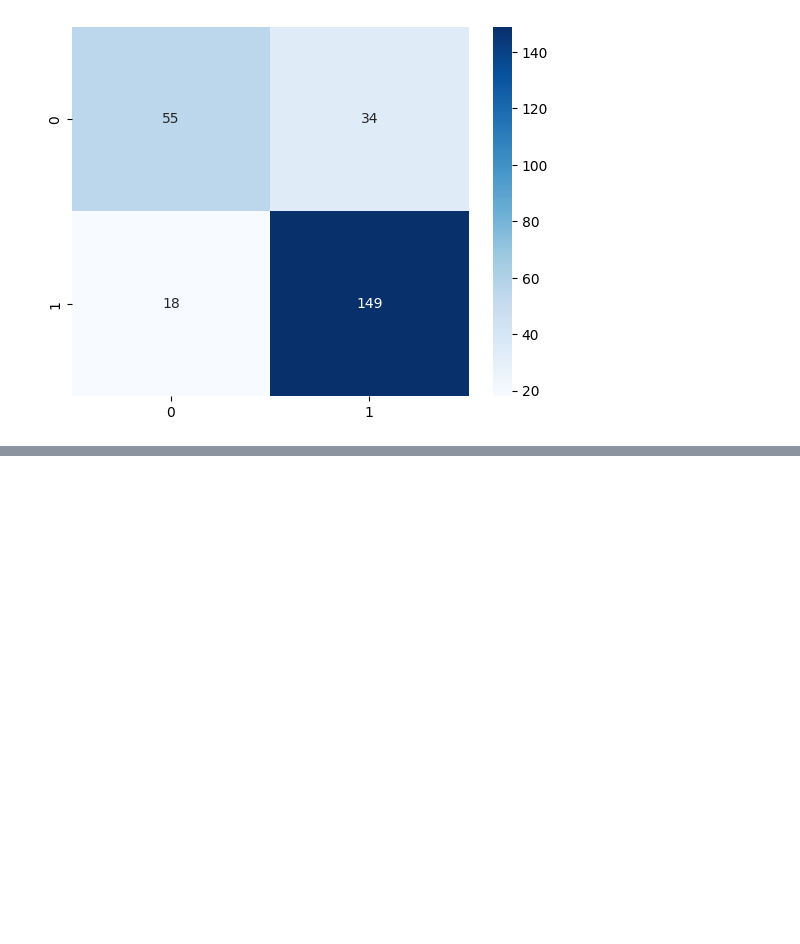
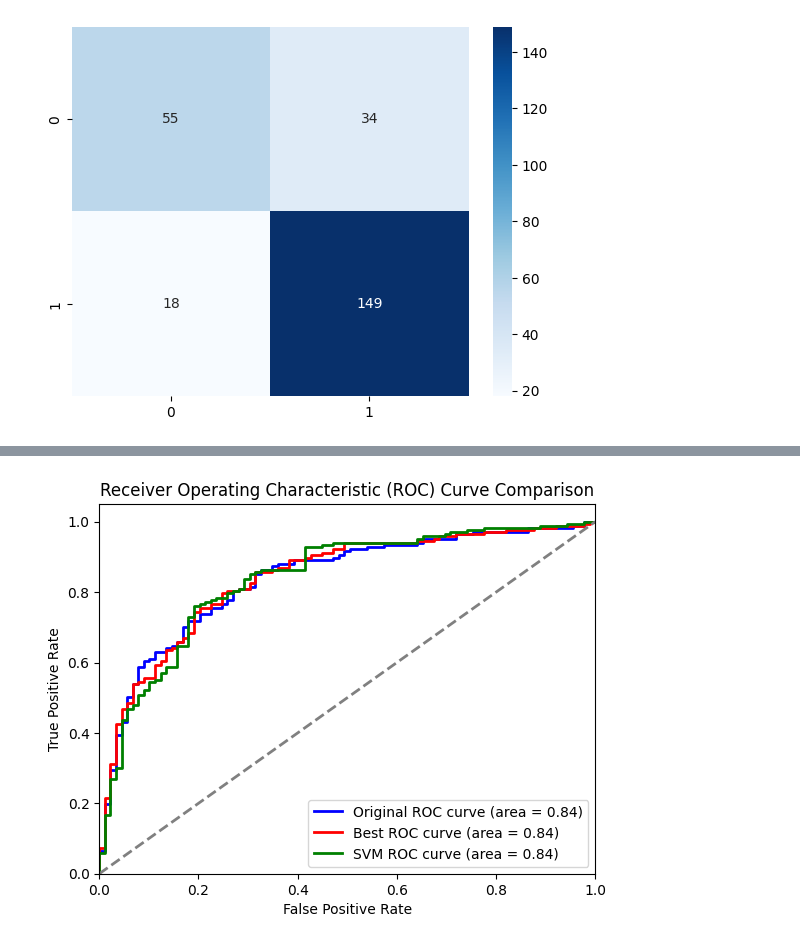
Before and after one commit to ifboelhasrin/DLF_A1, a Jupyter notebook: ass1_pytorch_v2.ipynb, the cells around one changed output, grey strips where cells are left out. Saved outputs shown, nothing was run; the diff lists cells and outputs as text; code cells hidden in the pictures; blank space fills up the shorter version.

```diff
--- a/ass1_pytorch_v2.ipynb
+++ b/ass1_pytorch_v2.ipynb
@@ -627,0 +703,17 @@ sns.heatmap(best_model_history['confusion_matrix'], annot=True, fmt='d', cmap='B
+# %%
+# ROC curve comparison with SVM
+
+plt.figure()
+plt.plot(original_fpr, original_tpr, color='blue', lw=2, label='Original ROC curve (area = %0.2f)' % roc_auc)
+plt.plot(best_fpr, best_tpr, color='red', lw=2, label='Best ROC curve (area = %0.2f)' % best_roc_auc)
+plt.plot(fpr_svm, tpr_svm, color='green', lw=2, label='SVM ROC curve (area = %0.2f)' % roc_auc_svm)
+plt.plot([0, 1], [0, 1], color='gray', lw=2, linestyle='--')  # Diagonal line
+plt.xlim([0.0, 1.0])
+plt.ylim([0.0, 1.05])
+plt.xlabel('False Positive Rate')
+plt.ylabel('True Positive Rate')
+plt.title('Receiver Operating Characteristic (ROC) Curve Comparison')
+plt.legend(loc="lower right")
+plt.show()
+# %% [output]
+[figure, added]
```
Also changed, not shown: parts of 8 cells of this notebook, 5 other files.
